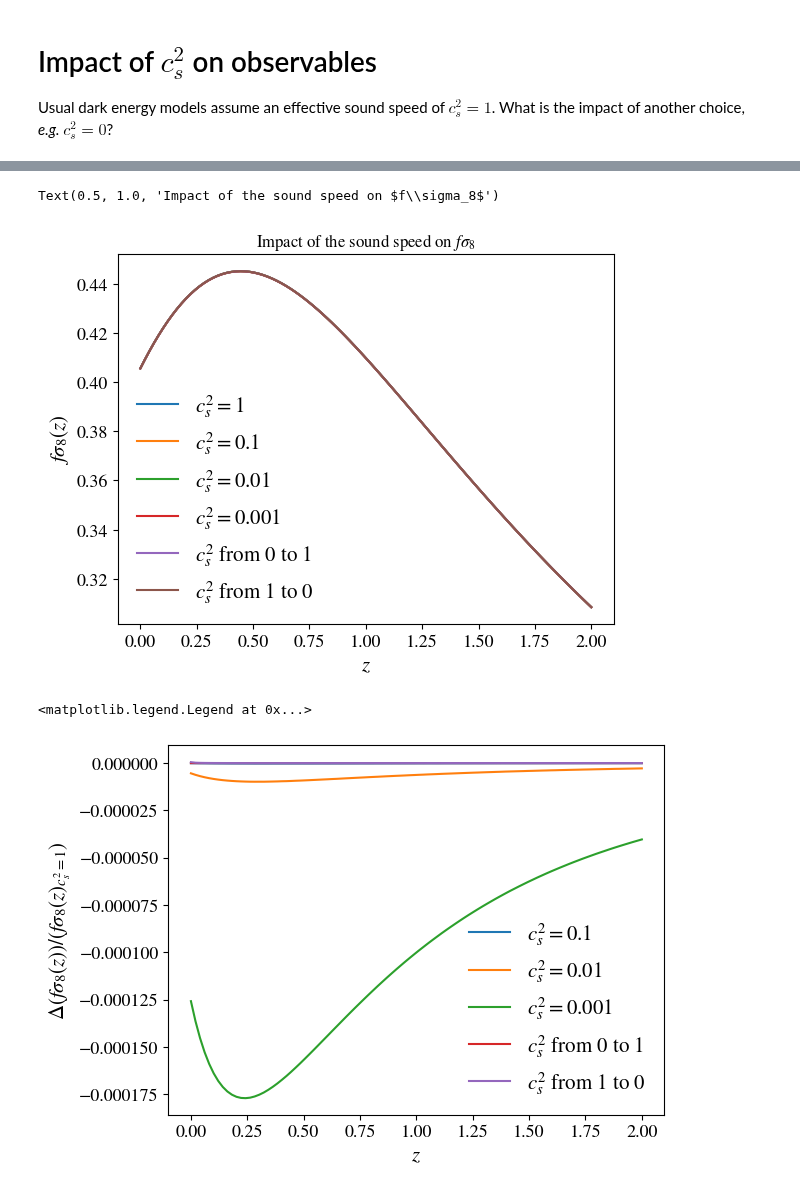
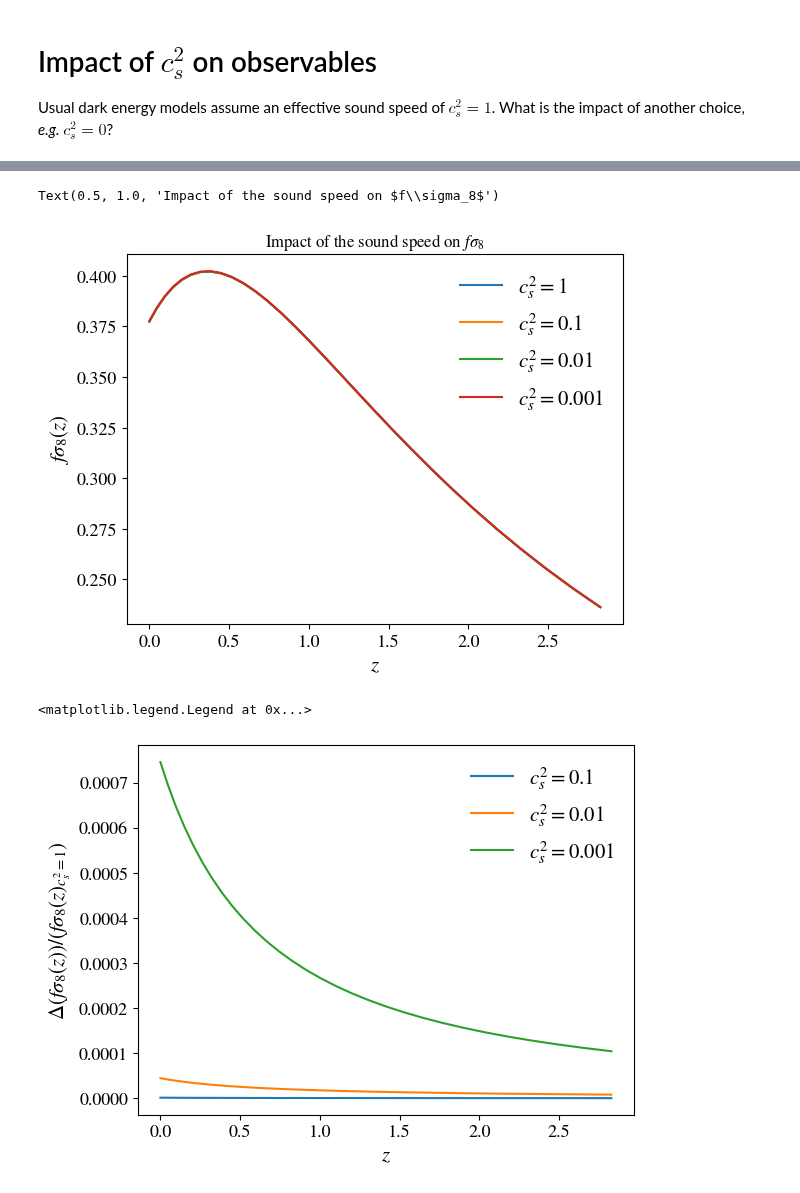
Before and after one commit to joaoreboucas1/cs2-project, a Jupyter notebook: analysis/cs2_impact.ipynb, the cells around one changed output, grey strips where cells are left out. Saved outputs shown, nothing was run; the diff lists cells and outputs as text; code cells hidden in the pictures.

```diff
--- a/analysis/cs2_impact.ipynb
+++ b/analysis/cs2_impact.ipynb
@@ -23,18 +23,21 @@ tau = 0.07
 ombh2 = omegab*h*h
 omch2 = omegac*h*h
 # DESI DR2 BAO + CMB + Pantheon+ mean
-w0 = -0.838
-wa = -0.62
+# w0 = -0.838
+# wa = -0.62
+w0 = -0.8
+wa = 0
 ks = np.logspace(-3, 0.1, 200)
-redshifts = np.linspace(0, 2, 100)
+scale_factors = np.logspace(-4, 0, 200)
+redshifts = 1/scale_factors - 1
 # %%
 cases = [
     {"name": "quint", "label": "$c_s^2 = 1$",         "cs2_type": camb.dark_energy.Cs2_Constant, "cs2_0": 1,                      "cs2_1": 0},
     {"name": "clust1e-1", "label": "$c_s^2 = 0.1$",         "cs2_type": camb.dark_energy.Cs2_Constant, "cs2_0": 1e-1,                   "cs2_1": 0},
     {"name": "clust1e-2", "label": "$c_s^2 = 0.01$",         "cs2_type": camb.dark_energy.Cs2_Constant, "cs2_0": 1e-2,                   "cs2_1": 0},
     {"name": "clust1e-3", "label": "$c_s^2 = 0.001$",         "cs2_type": camb.dark_energy.Cs2_Constant, "cs2_0": 1e-3,                   "cs2_1": 0},
-    {"name": "0to1",  "label": "$c_s^2$ from 0 to 1", "cs2_type": camb.dark_energy.Cs2_PropToW,  "cs2_0": 1 - (-1/wa - 0.001)*w0, "cs2_1": -1/wa - 0.001},
-    {"name": "1to0",  "label": "$c_s^2$ from 1 to 0", "cs2_type": camb.dark_energy.Cs2_PropToW,  "cs2_0": -(1/wa + 0.001)*w0,     "cs2_1": 1/wa + 0.001},
+    # {"name": "0to1",  "label": "$c_s^2$ from 0 to 1", "cs2_type": camb.dark_energy.Cs2_PropToW,  "cs2_0": 1 - (-1/wa - 0.001)*w0, "cs2_1": -1/wa - 0.001},
+    # {"name": "1to0",  "label": "$c_s^2$ from 1 to 0", "cs2_type": camb.dark_energy.Cs2_PropToW,  "cs2_0": -(1/wa + 0.001)*w0,     "cs2_1": 1/wa + 0.001},
 ]
 
 def get_observables(case):
@@ -47,21 +50,22 @@ def get_observables(case):
     cosmo.set_matter_power(redshifts=redshifts, kmax=20, silent=True, nonlinear=True)
     results = camb.get_results(cosmo)
     P_lin = results.get_matter_power_interpolator(nonlinear=None).P(0, ks)
-    fsigma8 = results.get_fsigma8()[::-1]
+    fsigma8 = results.get_fsigma8()
     cl_tt = results.get_lensed_scalar_cls(CMB_unit='muK')[:,0]
     cl_ee = results.get_lensed_scalar_cls(CMB_unit='muK')[:,1]
     cl_te = results.get_lensed_scalar_cls(CMB_unit='muK')[:,3]
     cl_pp = results.get_lens_potential_cls(lmax=2000)[:,0]
-    ev    = results.get_redshift_evolution(ks, redshifts, ['delta_cdm', 'delta_tot', 'delta_tot_de'])
+    ev    = results.get_redshift_evolution(ks, redshifts, ['delta_cdm', 'delta_tot', 'delta_tot_de']) # NOTE: tot here does not include DE, tot_de does
+    tdata = results.get_matter_transfer_data()
     rhos  = results.get_background_densities(a=1/(1 + redshifts))
-    rho_de  = rhos["de"]
-    rho_tot = rhos["tot"] # NOTE: tot here includes DE
-    rho_no_de = rho_tot - rho_de # NOTE: tot here includes DE
-    delta_cdm = ev[:, :, 0]
+    rho_de    = rhos["de"]
+    rho_no_de = rhos["cdm"] + rhos["baryon"] + rhos["neutrino"]
+    # rho_no_de = rho_tot - rho_de
+    delta_cdm   = ev[:, :, 0]
     delta_no_de = ev[:, :, 1]
-    delta_tot = ev[:, :, 2]
-    delta_de = (rho_tot*delta_tot - rho_no_de*delta_no_de)/rho_de
-    return {"P_lin": P_lin, "fsigma8": fsigma8, "cl_tt": cl_tt, "cl_ee": cl_ee, "cl_te": cl_te, "cl_pp": cl_pp, "delta_cdm": delta_cdm, "delta_de": delta_de}
+    delta_tot   = ev[:, :, 2]
+    delta_de = (rho_no_de*delta_tot - rho_no_de*delta_no_de)/rho_de
+    return {"P_lin": P_lin, "fsigma8": fsigma8, "cl_tt": cl_tt, "cl_ee": cl_ee, "cl_te": cl_te, "cl_pp": cl_pp, "delta_cdm": delta_cdm, "delta_de": delta_de, "tdata": tdata}
 
 data = {}
 for case in cases:
@@ -83,7 +87,7 @@ plt.savefig("plots/cs2_impact_pk.pdf")
 # Plot P(k)
 for case in cases:
     # if case["name"] == "quint": continue
-    plt.plot(redshifts, data[case["name"]]["fsigma8"], label=case["label"])
+    plt.plot(redshifts[redshifts < 3], data[case["name"]]["fsigma8"][redshifts < 3], label=case["label"])
 
 plt.tick_params(labelsize=13)
 plt.xlabel("$z$", fontsize=15)
@@ -95,21 +99,21 @@ plt.legend(fontsize=15)
 plt.title("Impact of the sound speed on $f\\sigma_8$")
 # %% [output]
 Text(0.5, 1.0, 'Impact of the sound speed on $f\\sigma_8$')
-[figure, old version]
+[figure, new version]
 # %%
 # Plot P(k)
 for case in cases:
     if case["name"] == "quint": continue
-    plt.plot(redshifts, data[case["name"]]["fsigma8"]/data["quint"]["fsigma8"] - 1, label=case["label"])
+    plt.plot(redshifts[redshifts < 3], data[case["name"]]["fsigma8"][redshifts < 3]/data["quint"]["fsigma8"][redshifts < 3] - 1, label=case["label"])
 
 plt.tick_params(labelsize=13)
 plt.xlabel("$z$", fontsize=15)
-plt.ylabel(r"$\Delta(f\\sigma_8(z))/(f\sigma_8(z)_{c_s^2=1})$", fontsize=15)
+plt.ylabel(r"$\Delta(f\sigma_8(z))/(f\sigma_8(z)_{c_s^2=1})$", fontsize=15)
 plt.legend(fontsize=15)
 # plt.savefig("plots/cs2_impact_pk.pdf")
 # %% [output]
 <matplotlib.legend.Legend at 0x...>
-[figure, old version]
+[figure, new version]
 # %%
 # Plot P(k)
 ells = np.arange(2001)
```
Also changed, not shown: parts of 10 cells of this notebook, 1 other file.
